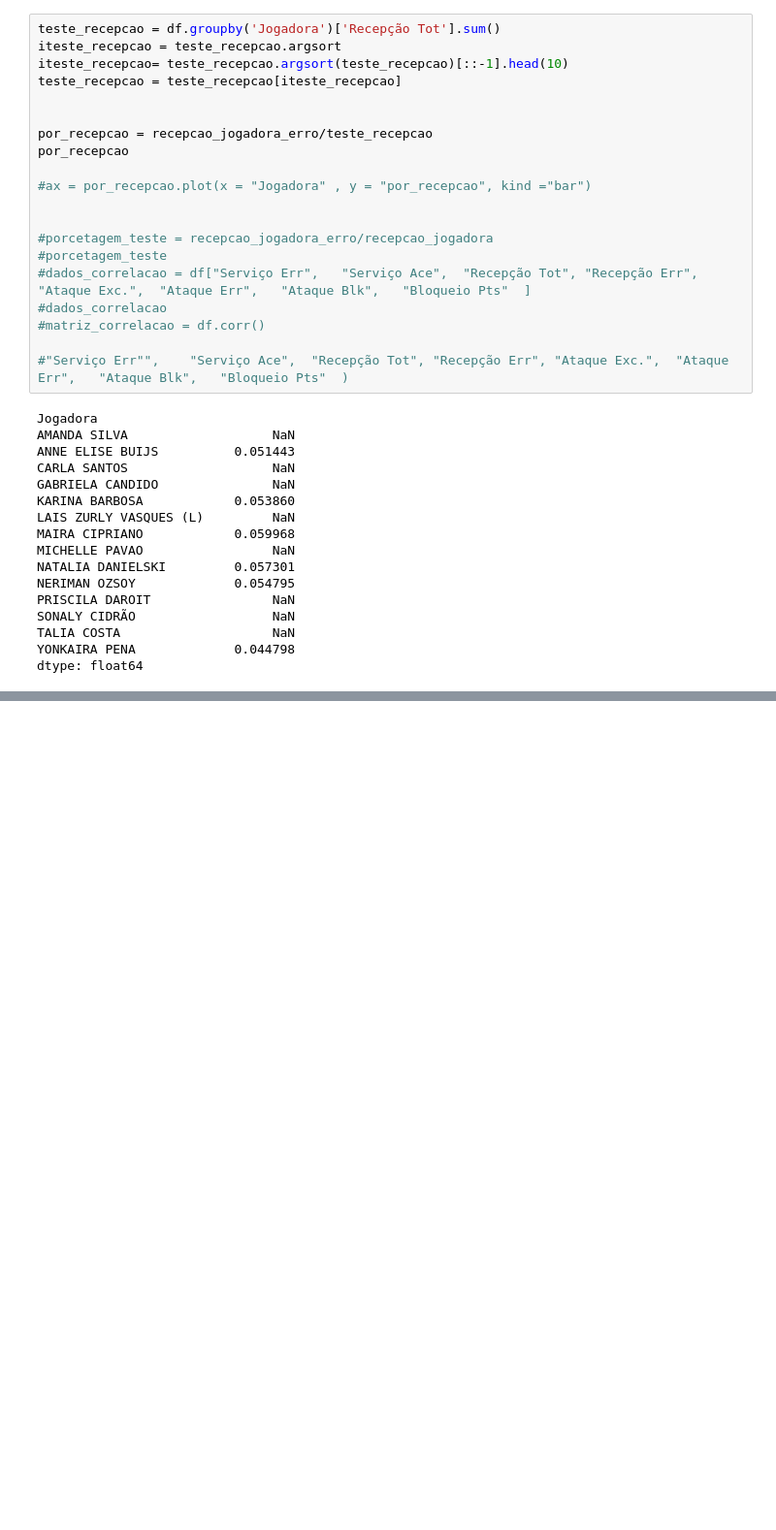
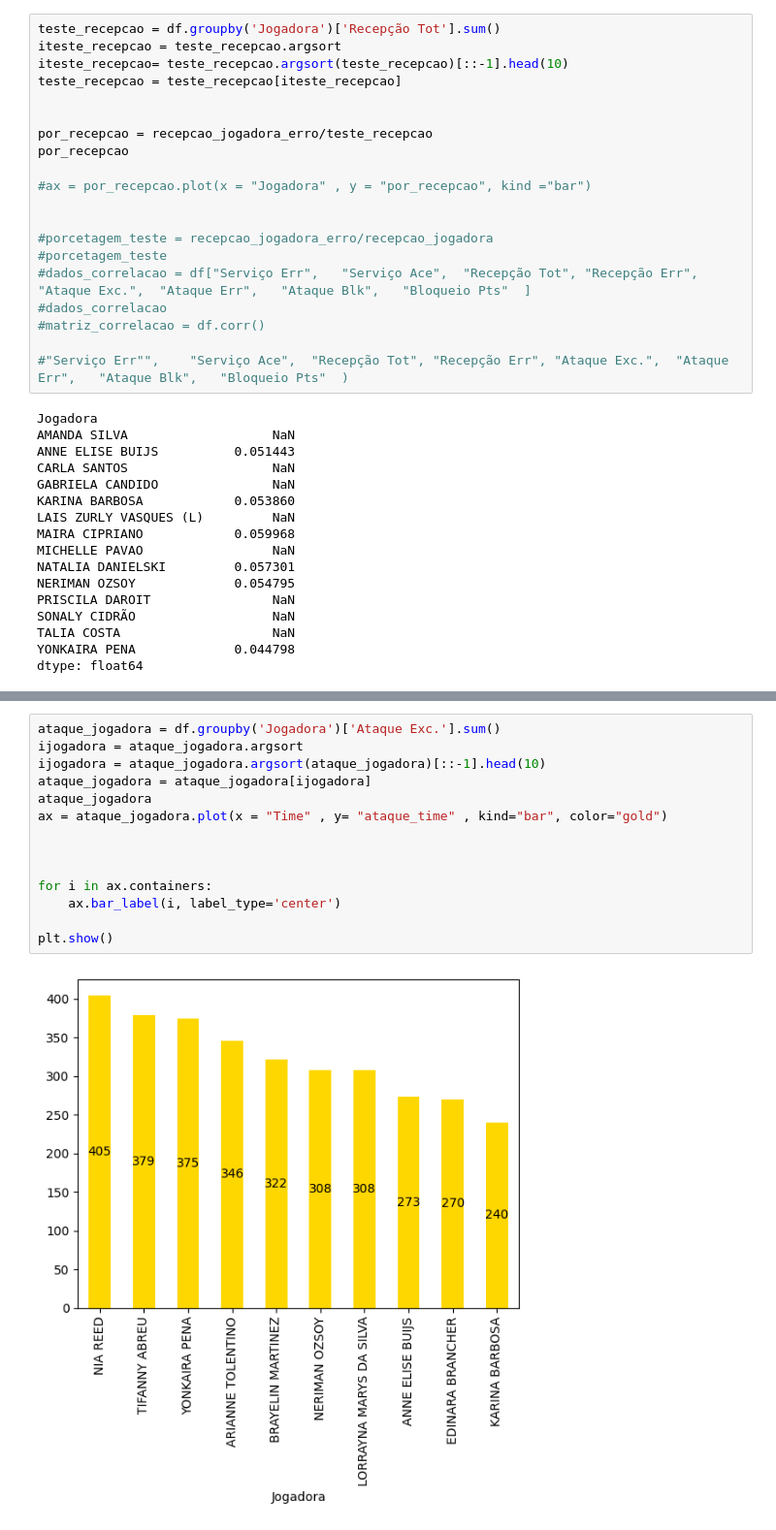
Before and after one commit to geannypthiesen/Mentoria, a Jupyter notebook: DataUnderstanding.ipynb, the cells around one changed output, grey strips where cells are left out. Shown: that part at 97% size. Drawn from its saved outputs; the diff is of its cells as text; blank space fills up the shorter version.

```diff
--- a/DataUnderstanding.ipynb
+++ b/DataUnderstanding.ipynb
@@ -268,0 +273,16 @@ ataque_time.plot(x = "Time" , y= "ataque_time" , kind="bar", color="gold")
+# %%
+ataque_jogadora = df.groupby('Jogadora')['Ataque Exc.'].sum()
+ijogadora = ataque_jogadora.argsort
+ijogadora = ataque_jogadora.argsort(ataque_jogadora)[::-1].head(10)
+ataque_jogadora = ataque_jogadora[ijogadora]
+ataque_jogadora
+ax = ataque_jogadora.plot(x = "Time" , y= "ataque_time" , kind="bar", color="gold")
+
+
+
+for i in ax.containers:
+    ax.bar_label(i, label_type='center')
+
+plt.show()
+# %% [output]
+[figure, added]
```
Also changed, not shown: parts of 3 cells of this notebook.
